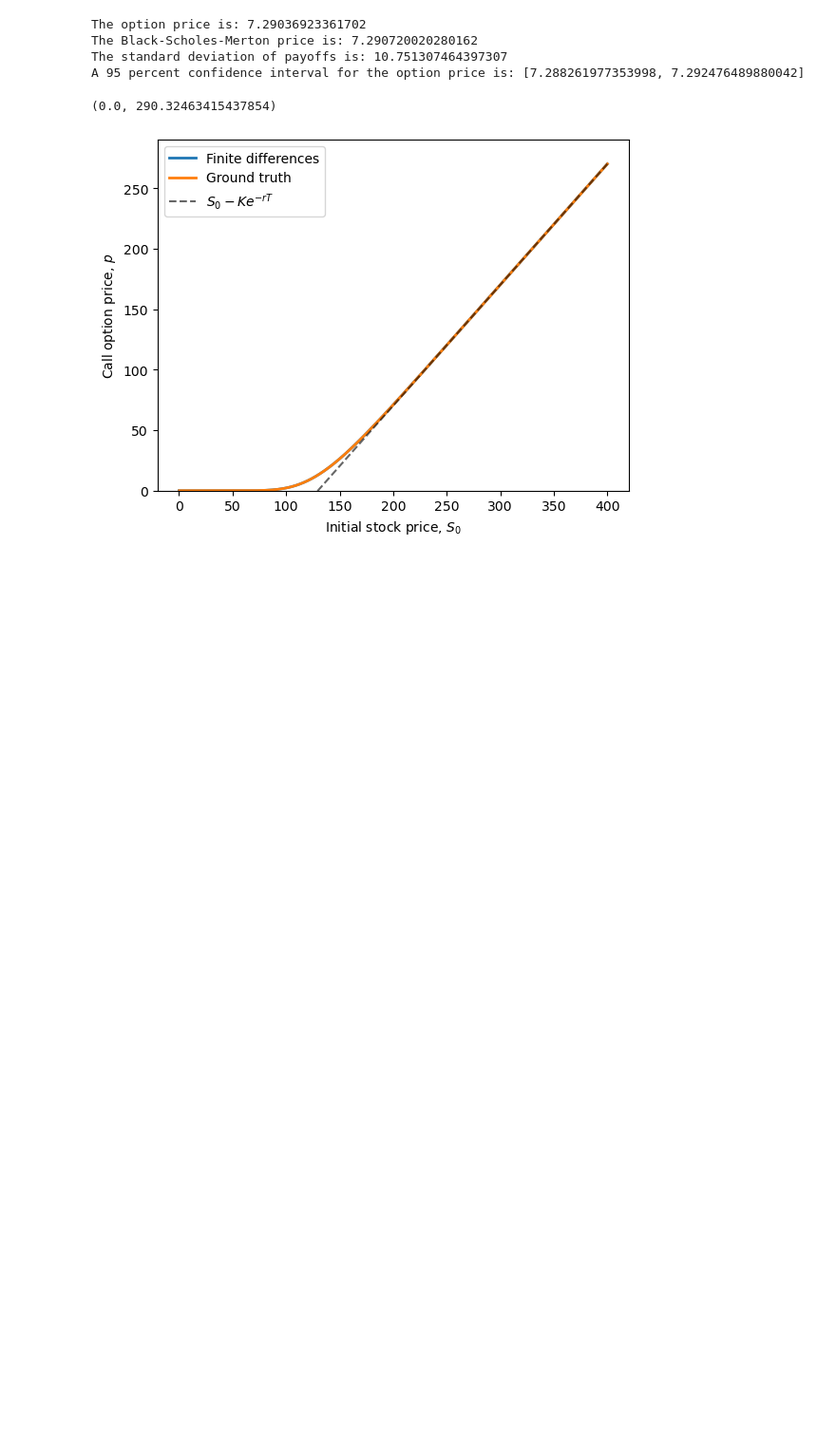
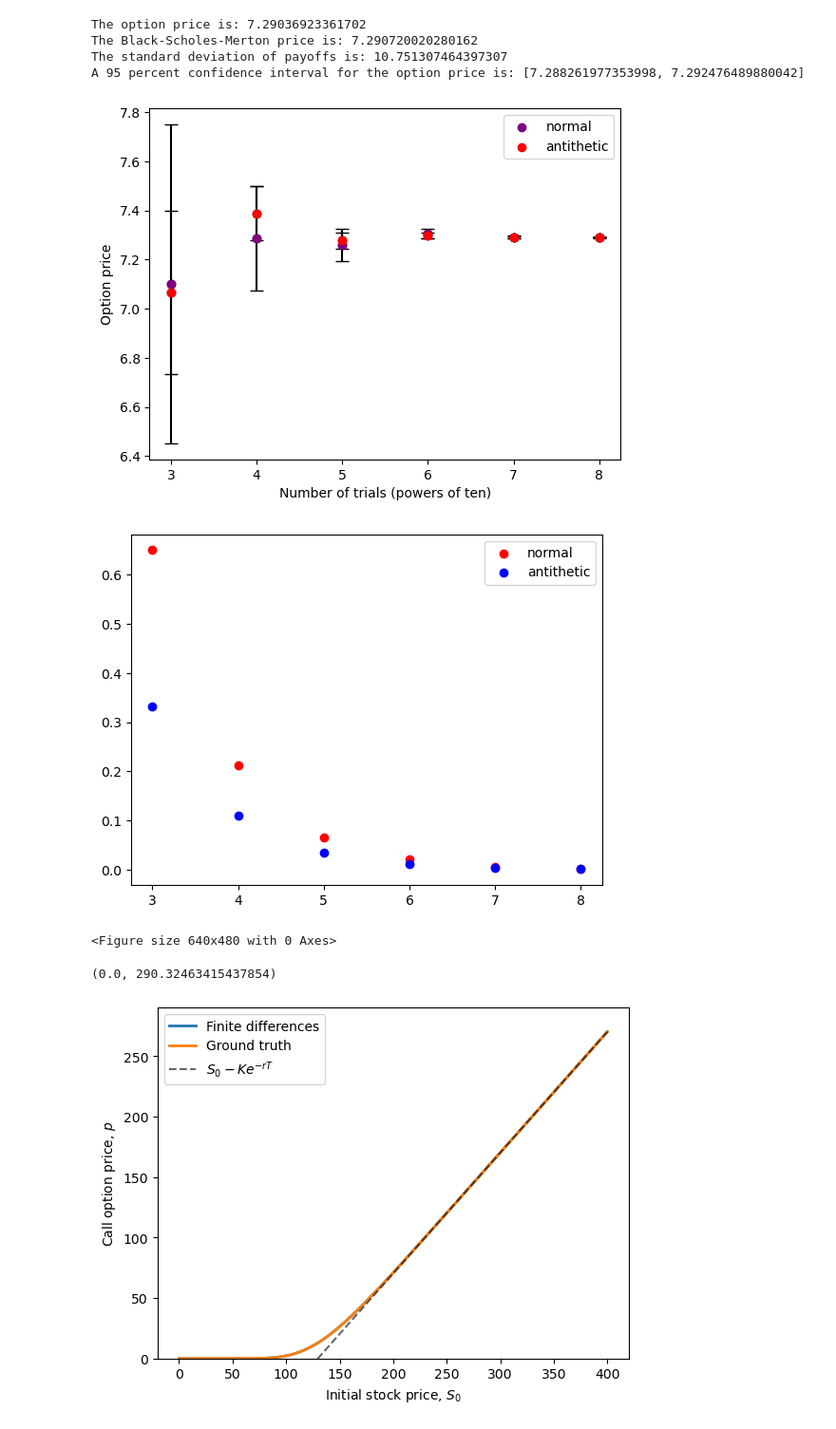
Before and after one commit to SyuW/OptionsPricing, a Jupyter notebook: pricing.ipynb, the cells around one changed output. Shown: that part at 95% size. Cells and saved outputs as stored; diff of their text form; code cells hidden in the pictures; blank space fills up the shorter version.

```diff
--- a/pricing.ipynb
+++ b/pricing.ipynb
@@ -167,6 +194,26 @@ The option price is: 7.29036923361702
 The Black-Scholes-Merton price is: 7.290720020280162
 The standard deviation of payoffs is: 10.751307464397307
 A 95 percent confidence interval for the option price is: [7.288261977353998, 7.292476489880042]
+# %%
+plt.scatter(arange(3, 9), default_prices, color="purple", zorder=2, label="normal")
+plt.errorbar(arange(3, 9), default_prices, yerr=default_errors, fmt='o', color='black', zorder=1, capsize=5)
+plt.scatter(arange(3, 9), antithetic_prices, color="red", zorder=2, label="antithetic")
+plt.errorbar(arange(3, 9), antithetic_prices, yerr=antithetic_errors, fmt='o', color='black', zorder=1, capsize=5)
+plt.xlabel("Number of trials (powers of ten)")
+plt.ylabel("Option price")
+plt.legend()
+plt.show()
+plt.clf()
+
+plt.scatter(arange(3, 9), default_errors, color="red", label="normal")
+plt.scatter(arange(3, 9), antithetic_errors, color="blue", label="antithetic")
+plt.legend()
+plt.show()
+plt.clf()
+# %% [output]
+[figure, added]
+[figure, added]
+<Figure size 640x480 with 0 Axes>
 # %%
 # use finite differences to solve the Black-Scholes PDE to obtain option price
 
```
Also changed, not shown: parts of 1 cell of this notebook, 2 other files.
